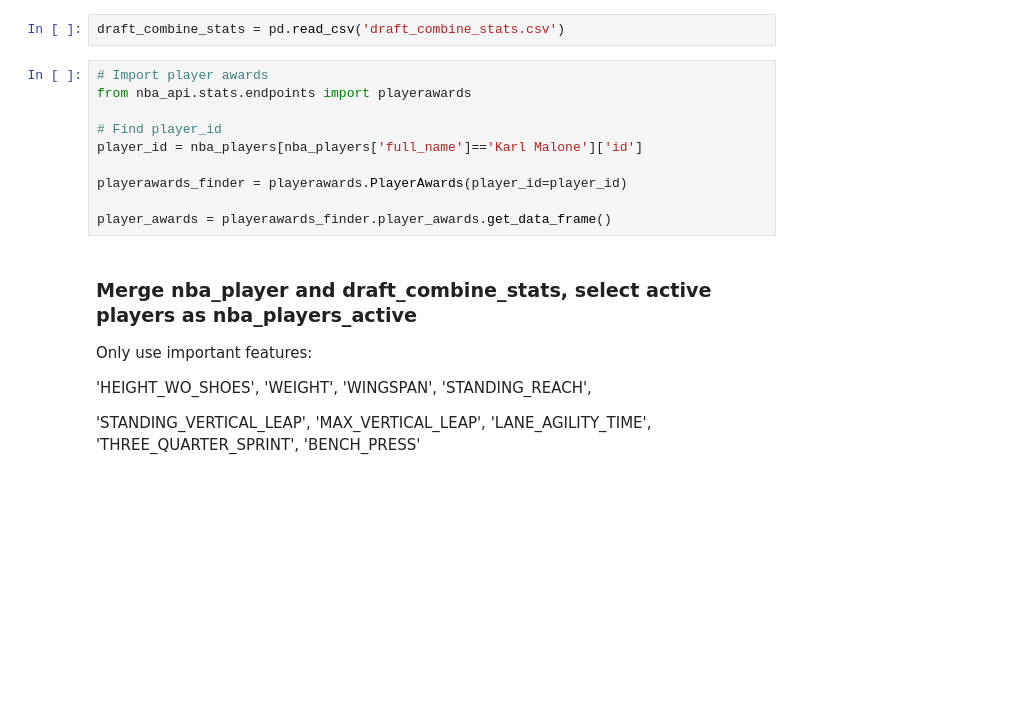
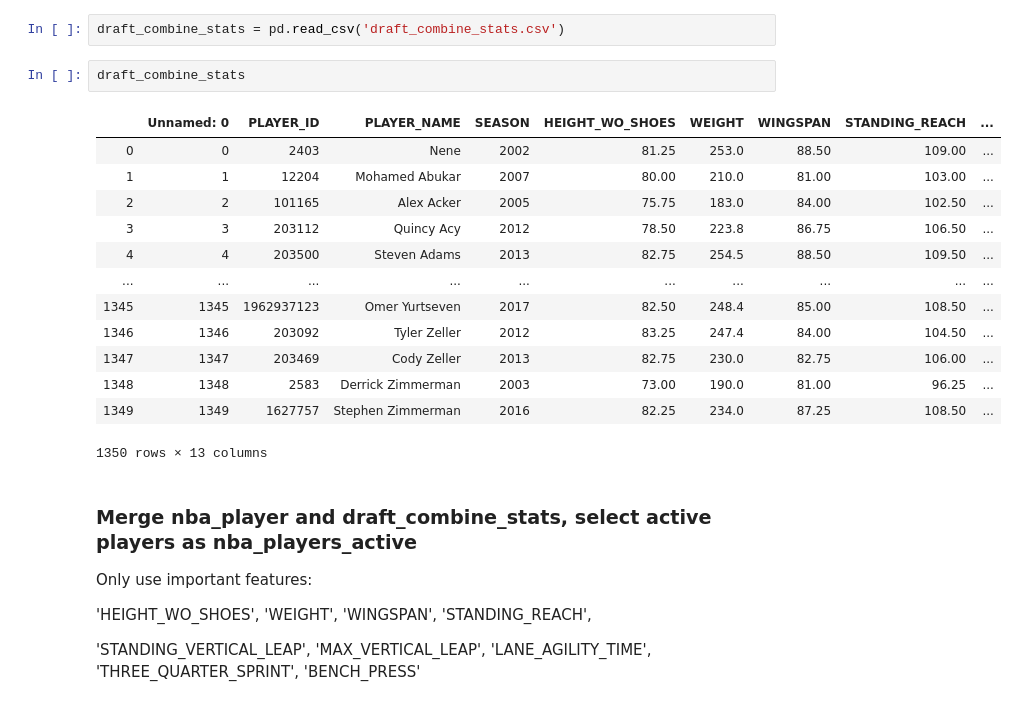
Before and after one commit to MaxYichenWang/Coursera_Capstone, a Jupyter notebook: IBM_Capstone_Project.ipynb, the cells around one changed output. Cells and saved outputs as stored; diff of their text form; blank space fills up the shorter version.

```diff
--- a/IBM_Capstone_Project.ipynb
+++ b/IBM_Capstone_Project.ipynb
@@ -147,16 +145,22 @@ draft_combine_stats = draft_combine_stats[body]
 draft_combine_stats.to_csv('draft_combine_stats.csv')
 # %%
 draft_combine_stats = pd.read_csv('draft_combine_stats.csv')
-# %%
-# Import player awards
-from nba_api.stats.endpoints import playerawards
-
-# Find player_id
-player_id = nba_players[nba_players['full_name']=='Karl Malone']['id']
-
-playerawards_finder = playerawards.PlayerAwards(player_id=player_id)
-
-player_awards = playerawards_finder.player_awards.get_data_frame()
+# %%
+draft_combine_stats
+# %% [output]
+|  | Unnamed: 0 | PLAYER_ID | PLAYER_NAME | SEASON | HEIGHT_WO_SHOES | WEIGHT | WINGSPAN | STANDING_REACH | ... |
+| 0 | 0 | 2403 | Nene | 2002 | 81.25 | 253.0 | 88.50 | 109.00 | ... |
+| 1 | 1 | 12204 | Mohamed Abukar | 2007 | 80.00 | 210.0 | 81.00 | 103.00 | ... |
+| 2 | 2 | 101165 | Alex Acker | 2005 | 75.75 | 183.0 | 84.00 | 102.50 | ... |
+| 3 | 3 | 203112 | Quincy Acy | 2012 | 78.50 | 223.8 | 86.75 | 106.50 | ... |
+| 4 | 4 | 203500 | Steven Adams | 2013 | 82.75 | 254.5 | 88.50 | 109.50 | ... |
+| ... | ... | ... | ... | ... | ... | ... | ... | ... | ... |
+| 1345 | 1345 | 1962937123 | Omer Yurtseven | 2017 | 82.50 | 248.4 | 85.00 | 108.50 | ... |
+| 1346 | 1346 | 203092 | Tyler Zeller | 2012 | 83.25 | 247.4 | 84.00 | 104.50 | ... |
+| 1347 | 1347 | 203469 | Cody Zeller | 2013 | 82.75 | 230.0 | 82.75 | 106.00 | ... |
+| 1348 | 1348 | 2583 | Derrick Zimmerman | 2003 | 73.00 | 190.0 | 81.00 | 96.25 | ... |
+| 1349 | 1349 | 1627757 | Stephen Zimmerman | 2016 | 82.25 | 234.0 | 87.25 | 108.50 | ... |
+1350 rows × 13 columns
 # %% [markdown]
 ### Merge nba_player and draft_combine_stats, select active players as nba_players_active
 
```
Also changed, not shown: parts of 61 cells of this notebook.
